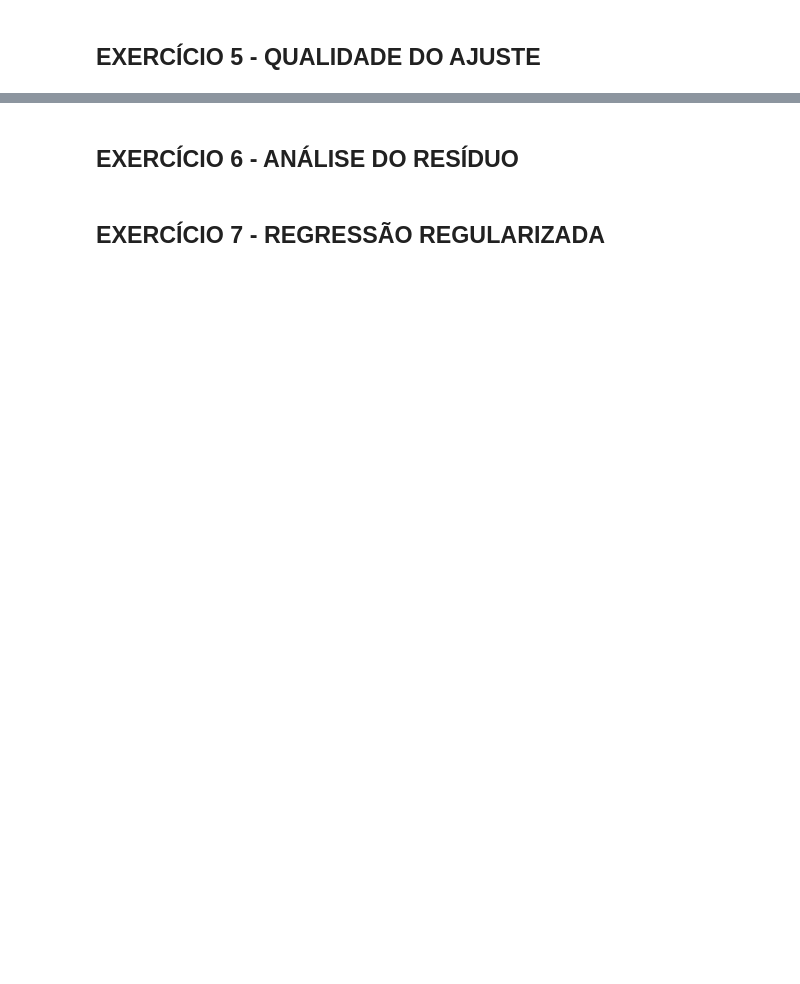
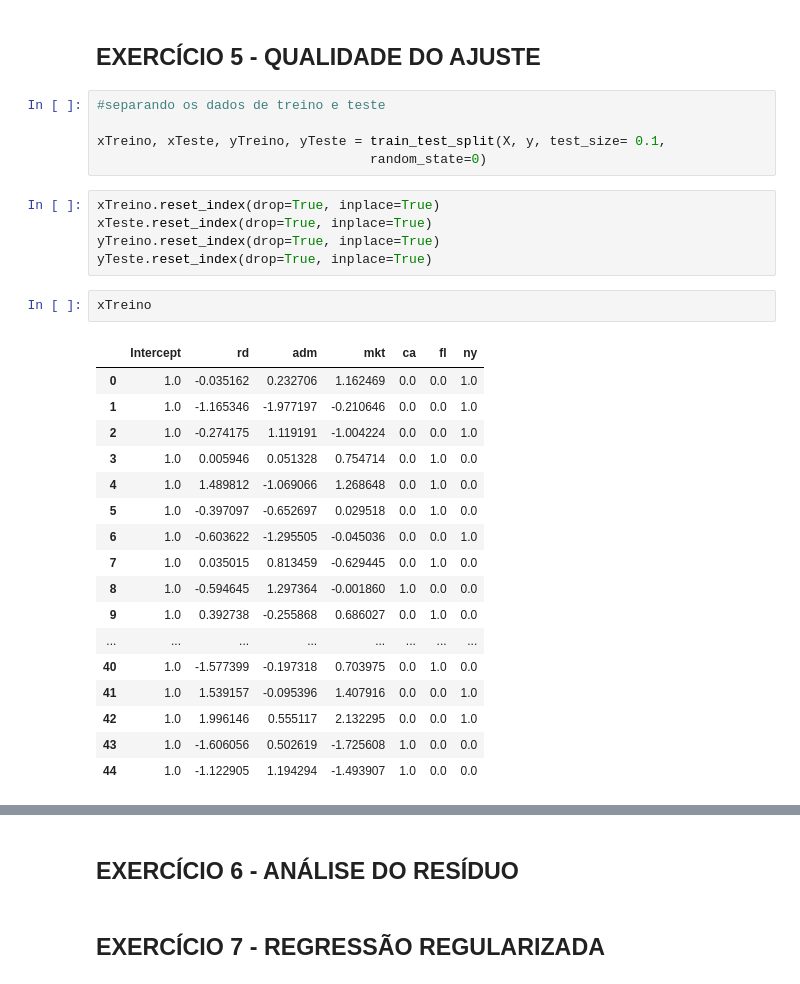
Before and after one commit to abakashi/dinamica_dex04_day05, a Jupyter notebook: Estatistica_avancada_ex.ipynb, the cells around one changed output, grey strips where cells are left out. Cells and saved outputs as stored; diff of their text form; blank space fills up the shorter version.

```diff
--- a/Estatistica_avancada_ex.ipynb
+++ b/Estatistica_avancada_ex.ipynb
@@ -474,3 +474,33 @@ Warnings:
 strong multicollinearity problems or that the design matrix is singular.
 # %% [markdown]
 ## EXERCÍCIO 5 - QUALIDADE DO AJUSTE
+# %%
+#separando os dados de treino e teste
+
+xTreino, xTeste, yTreino, yTeste = train_test_split(X, y, test_size= 0.1,
+                                   random_state=0)
+# %%
+xTreino.reset_index(drop=True, inplace=True)
+xTeste.reset_index(drop=True, inplace=True)
+yTreino.reset_index(drop=True, inplace=True)
+yTeste.reset_index(drop=True, inplace=True)
+# %%
+xTreino
+# %% [output]
+|  | Intercept | rd | adm | mkt | ca | fl | ny |
+| 0 | 1.0 | -0.035162 | 0.232706 | 1.162469 | 0.0 | 0.0 | 1.0 |
+| 1 | 1.0 | -1.165346 | -1.977197 | -0.210646 | 0.0 | 0.0 | 1.0 |
+| 2 | 1.0 | -0.274175 | 1.119191 | -1.004224 | 0.0 | 0.0 | 1.0 |
+| 3 | 1.0 | 0.005946 | 0.051328 | 0.754714 | 0.0 | 1.0 | 0.0 |
+| 4 | 1.0 | 1.489812 | -1.069066 | 1.268648 | 0.0 | 1.0 | 0.0 |
+| 5 | 1.0 | -0.397097 | -0.652697 | 0.029518 | 0.0 | 1.0 | 0.0 |
+| 6 | 1.0 | -0.603622 | -1.295505 | -0.045036 | 0.0 | 0.0 | 1.0 |
+| 7 | 1.0 | 0.035015 | 0.813459 | -0.629445 | 0.0 | 1.0 | 0.0 |
+| 8 | 1.0 | -0.594645 | 1.297364 | -0.001860 | 1.0 | 0.0 | 0.0 |
+| 9 | 1.0 | 0.392738 | -0.255868 | 0.686027 | 0.0 | 1.0 | 0.0 |
+| ... | ... | ... | ... | ... | ... | ... | ... |
+| 40 | 1.0 | -1.577399 | -0.197318 | 0.703975 | 0.0 | 1.0 | 0.0 |
+| 41 | 1.0 | 1.539157 | -0.095396 | 1.407916 | 0.0 | 0.0 | 1.0 |
+| 42 | 1.0 | 1.996146 | 0.555117 | 2.132295 | 0.0 | 0.0 | 1.0 |
+| 43 | 1.0 | -1.606056 | 0.502619 | -1.725608 | 1.0 | 0.0 | 0.0 |
+| 44 | 1.0 | -1.122905 | 1.194294 | -1.493907 | 1.0 | 0.0 | 0.0 |
```
Also changed, not shown: parts of 11 cells of this notebook.
